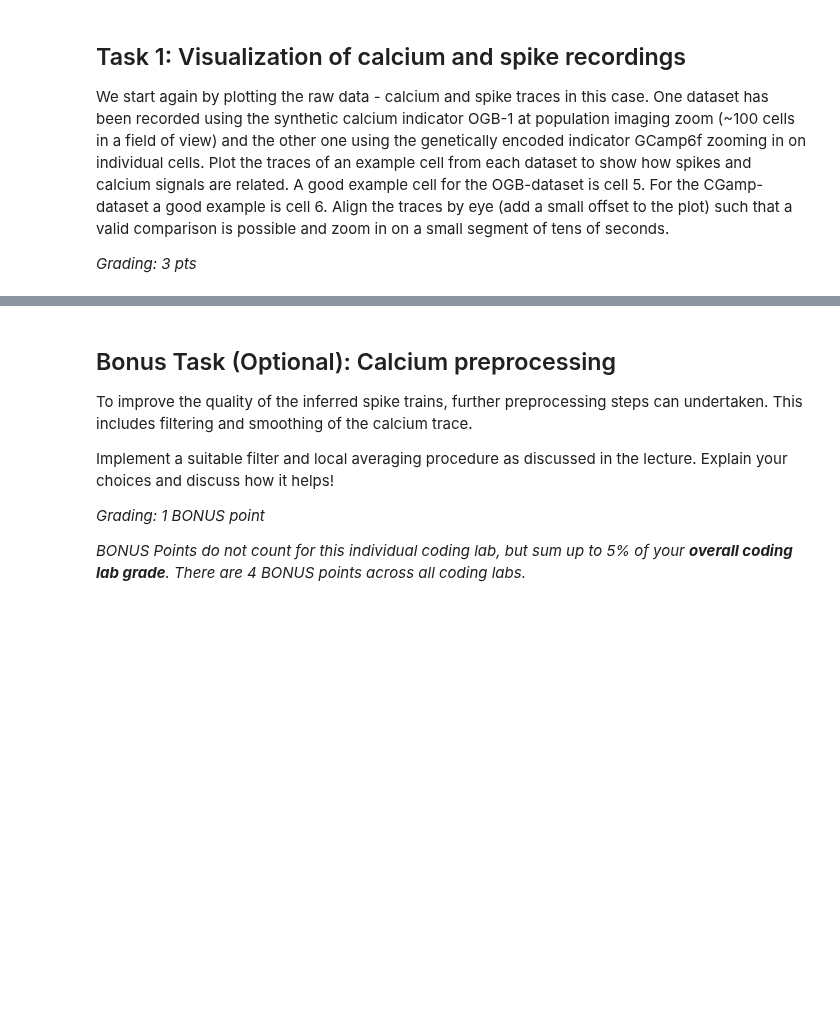
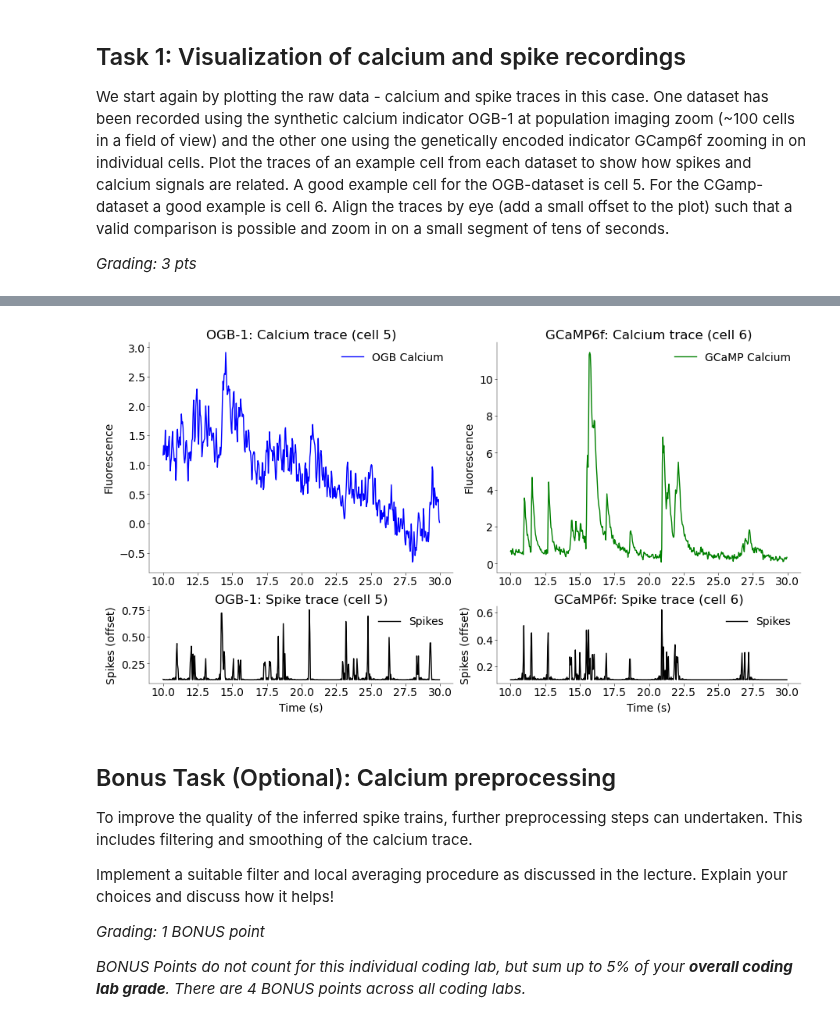
Before and after one commit to aeldably/Neural_Data_Science_Summer_2025, a Jupyter notebook: notebooks/CodingLab3.ipynb, the cells around one changed output, grey strips where cells are left out. Drawn from its saved outputs; the diff is of its cells as text; code cells hidden in the pictures; blank space fills up the shorter version.

```diff
--- a/notebooks/CodingLab3.ipynb
+++ b/notebooks/CodingLab3.ipynb
@@ -103,3 +85,100 @@ fig, axs = plt.subplots(
+# %%
+# --------------------------------
+# Resample and prepare data (1 pt)
+# --------------------------------
+import pandas as pd
+from scipy.signal import decimate
+
+decimate_factor = 4  # because 100/25
+ogb_calcium_resampled = ogb_calcium.apply(
+    lambda col: decimate(col, decimate_factor), axis=0
+)
+ogb_spikes_resampled = ogb_spikes.apply(
+    lambda col: decimate(col, decimate_factor), axis=0
+)
+
+gcamp_calcium_resampled = gcamp_calcium.apply(
+    lambda col: decimate(col, decimate_factor), axis=0
+)
+gcamp_spikes_resampled = gcamp_spikes.apply(
+    lambda col: decimate(col, decimate_factor), axis=0
+)
+
+ogb_calcium_resampled = pd.DataFrame(
+    ogb_calcium_resampled.values, columns=ogb_calcium.columns
+)
+ogb_spikes_resampled = pd.DataFrame(
+    ogb_spikes_resampled.values, columns=ogb_spikes.columns
+)
+gcamp_calcium_resampled = pd.DataFrame(
+    gcamp_calcium_resampled.values, columns=gcamp_calcium.columns
+)
+gcamp_spikes_resampled = pd.DataFrame(
+    gcamp_spikes_resampled.values, columns=gcamp_spikes.columns
+)
+
+
+fig, axs = plt.subplots(
+    2, 2, figsize=(9, 5), height_ratios=[3, 1], layout="constrained"
+)
+
+# start and end in seconds?
+start_t = 10
+end_t = 30
+sampling_rate = 25
+start_index = start_t * sampling_rate
+end_index = end_t * sampling_rate
+
+ogb_cell = 5
+gcamp_cell = 6
+
+# Extract calcium and spike data (already resampled!)
+ogb_cal = ogb_calcium_resampled.iloc[start_index:end_index, ogb_cell]
+ogb_spk = ogb_spikes_resampled.iloc[start_index:end_index, ogb_cell].clip(lower=0)
+
+gcamp_cal = gcamp_calcium_resampled.iloc[start_index:end_index, gcamp_cell]
+gcamp_spk = gcamp_spikes_resampled.iloc[start_index:end_index, gcamp_cell].clip(lower=0)
+
+
+time = np.arange(start_index, end_index) / sampling_rate
+
+
+# --------------------
+# Plot OGB data (1 pt)
+# --------------------
+
+axs[0, 0].plot(time, ogb_cal, label="OGB Calcium", color="blue")
+axs[0, 0].set_title("OGB-1: Calcium trace (cell 5)")
+axs[0, 0].set_ylabel("Fluorescence")
+axs[0, 0].legend()
+
+axs[1, 0].plot(time, ogb_spk + 0.1, label="Spikes", color="black")  # Offset spike trace
+axs[1, 0].set_title("OGB-1: Spike trace (cell 5)")
+axs[1, 0].set_xlabel("Time (s)")
+axs[1, 0].set_ylabel("Spikes (offset)")
+axs[1, 0].legend()
+
+
+# ----------------------
+# Plot GCamp data (1 pt)
+# ----------------------
+
+axs[0, 1].plot(time, gcamp_cal, label="GCaMP Calcium", color="green")
+axs[0, 1].set_title("GCaMP6f: Calcium trace (cell 6)")
+axs[0, 1].set_ylabel("Fluorescence")
+axs[0, 1].legend()
+
+axs[1, 1].plot(
+    time, gcamp_spk + 0.1, label="Spikes", color="black"
+)  # Offset spike trace
+axs[1, 1].set_title("GCaMP6f: Spike trace (cell 6)")
+axs[1, 1].set_xlabel("Time (s)")
+axs[1, 1].set_ylabel("Spikes (offset)")
+axs[1, 1].legend()
+
+plt.show()
+# %% [output]
+[figure, added]
 # %% [markdown]
 ## Bonus Task (Optional): Calcium preprocessing
 
```
Also changed, not shown: parts of 9 cells of this notebook, 2 other files.
